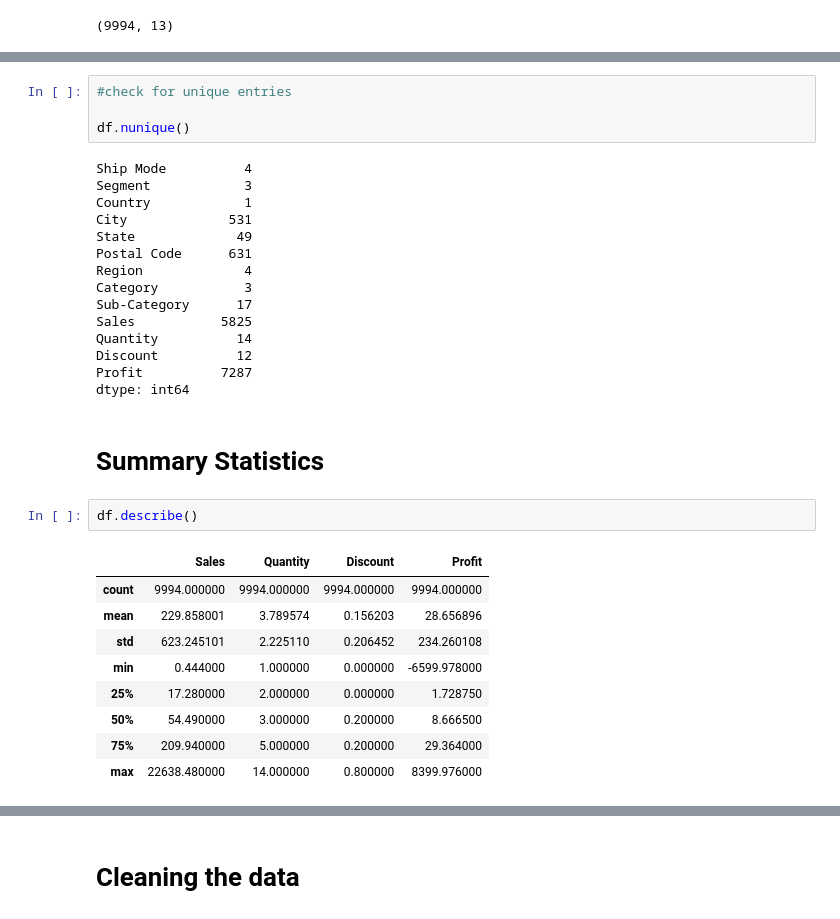
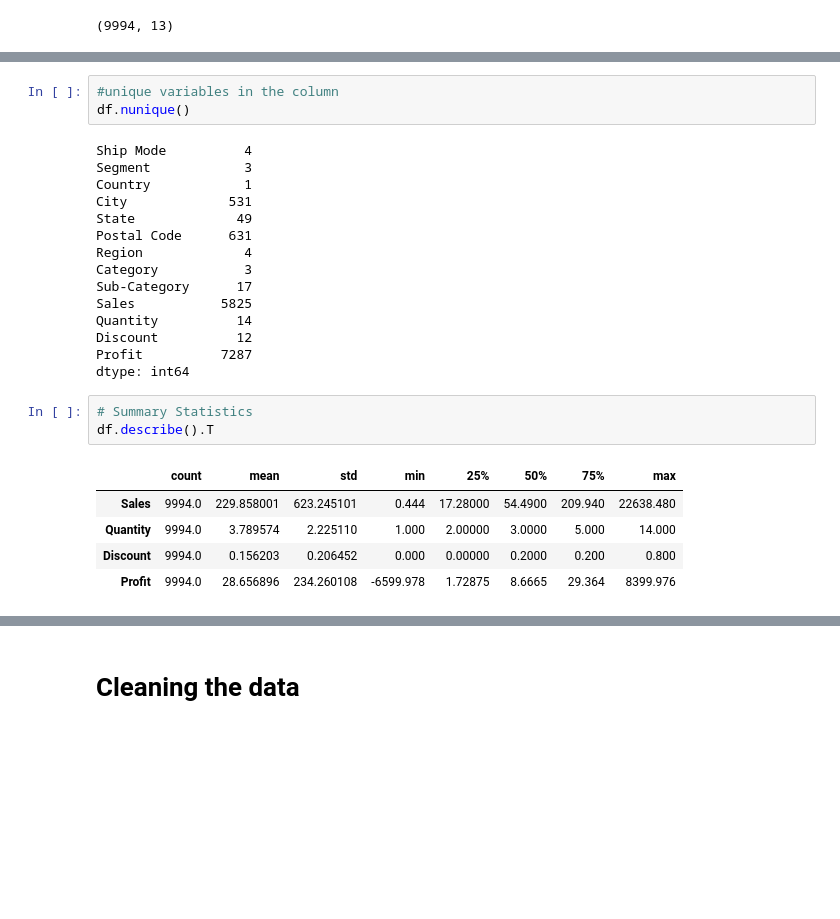
Before and after one commit to Chirag-Naik666/TheSparksFoundation, a Jupyter notebook: TSF_task2.ipynb, the cells around one changed output, grey strips where cells are left out. Saved outputs shown, nothing was run; the diff lists cells and outputs as text; blank space fills up the shorter version.

```diff
--- a/TSF_task2.ipynb
+++ b/TSF_task2.ipynb
@@ -85,6 +65,5 @@ dtype: object
 # %%
-#check for unique entries
-
+#unique variables in the column
 df.nunique()
 # %% [output]
 Ship Mode          4
@@ -101,18 +80,13 @@ Quantity          14
 Discount          12
 Profit          7287
 dtype: int64
-# %% [markdown]
-# Summary Statistics
-# %%
-df.describe()
-# %% [output]
-|  | Sales | Quantity | Discount | Profit |
-| count | 9994.000000 | 9994.000000 | 9994.000000 | 9994.000000 |
-| mean | 229.858001 | 3.789574 | 0.156203 | 28.656896 |
-| std | 623.245101 | 2.225110 | 0.206452 | 234.260108 |
-| min | 0.444000 | 1.000000 | 0.000000 | -6599.978000 |
-| 25% | 17.280000 | 2.000000 | 0.000000 | 1.728750 |
-| 50% | 54.490000 | 3.000000 | 0.200000 | 8.666500 |
-| 75% | 209.940000 | 5.000000 | 0.200000 | 29.364000 |
-| max | 22638.480000 | 14.000000 | 0.800000 | 8399.976000 |
+# %%
+# Summary Statistics
+df.describe().T
+# %% [output]
+|  | count | mean | std | min | 25% | 50% | 75% | max |
+| Sales | 9994.0 | 229.858001 | 623.245101 | 0.444 | 17.28000 | 54.4900 | 209.940 | 22638.480 |
+| Quantity | 9994.0 | 3.789574 | 2.225110 | 1.000 | 2.00000 | 3.0000 | 5.000 | 14.000 |
+| Discount | 9994.0 | 0.156203 | 0.206452 | 0.000 | 0.00000 | 0.2000 | 0.200 | 0.800 |
+| Profit | 9994.0 | 28.656896 | 234.260108 | -6599.978 | 1.72875 | 8.6665 | 29.364 | 8399.976 |
 # %%
```
Also changed, not shown: parts of 12 cells of this notebook.
